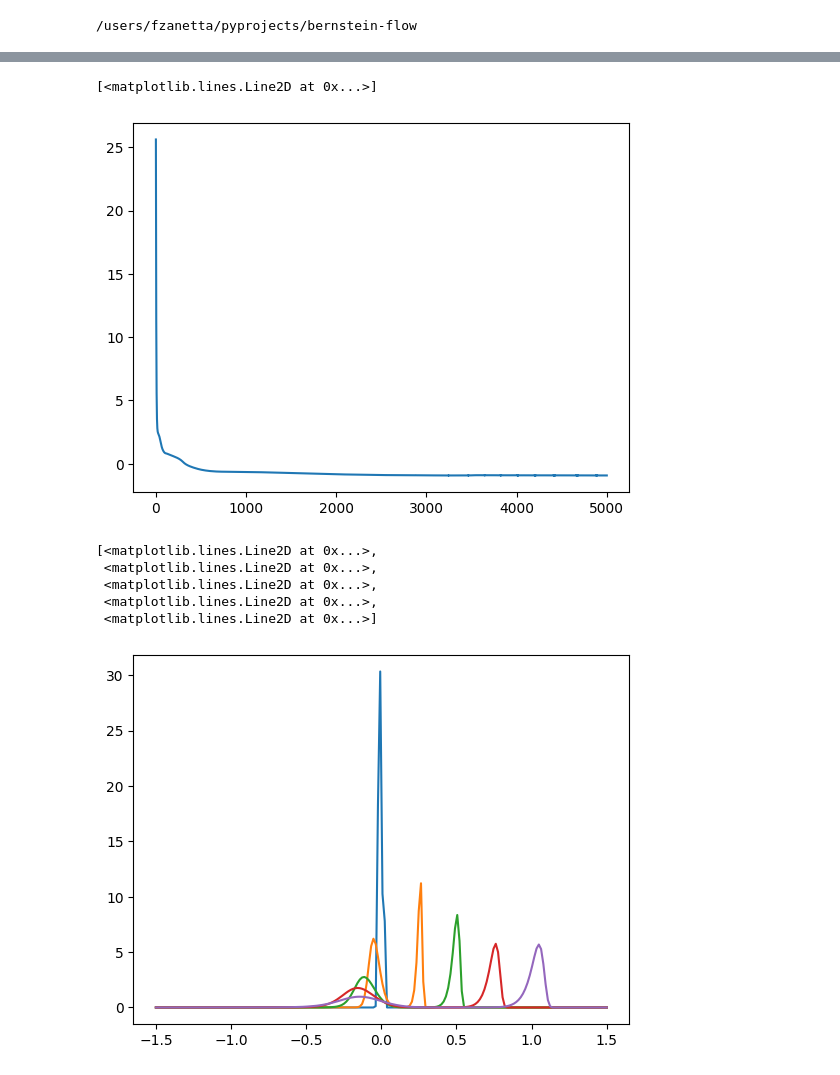
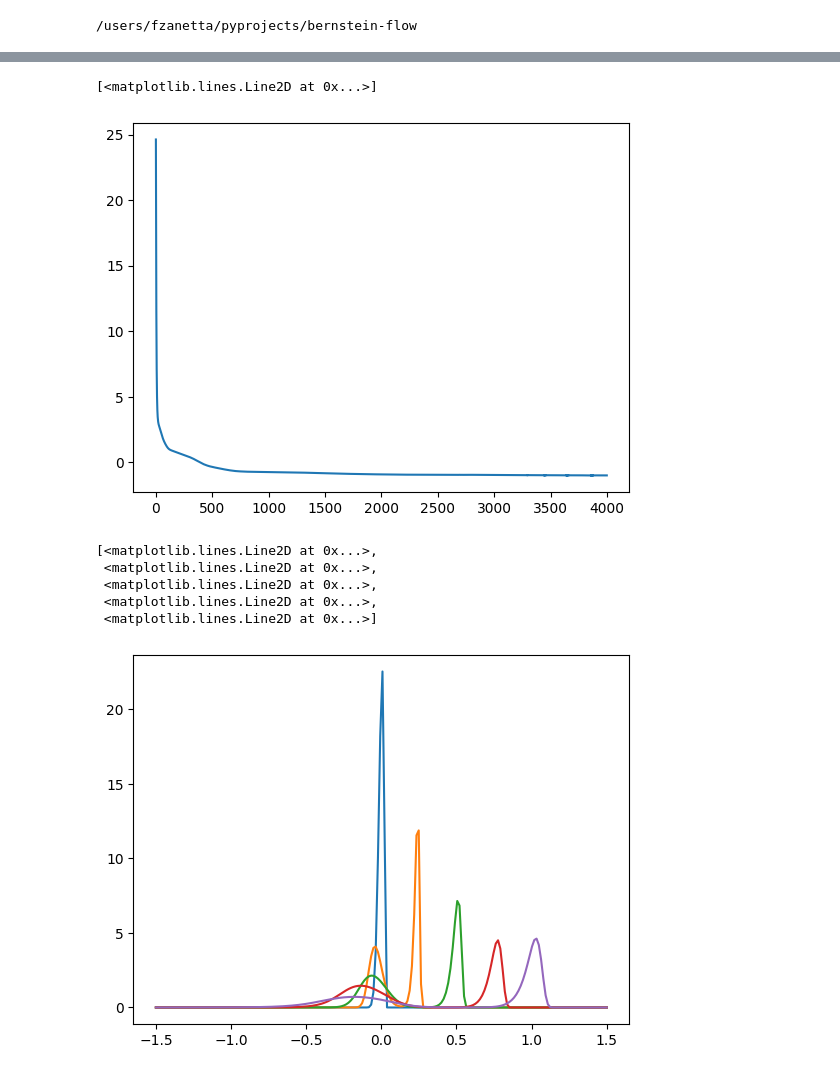
Before and after one commit to frazane/bernstein-flow, a Jupyter notebook: examples/bimodal copy.ipynb, the cells around one changed output, grey strips where cells are left out. Drawn from its saved outputs; the diff is of its cells as text; code cells hidden in the pictures.

```diff
--- a/examples/bimodal copy.ipynb
+++ b/examples/bimodal copy.ipynb
@@ -145,7 +149,7 @@ class BernsteinFlowRegressor(nnx.Module):
             log["nll"] = train_loss
             return carry, log
 
-        scan = vscan if verbose else jax.lax.scan
+        scan = jax.lax.scan
         train_state, history = scan(step, train_state, (iter_keys))
         model = moduledef.merge(train_state.params)
 
@@ -162,6 +166,7 @@ class BernsteinFlowRegressor(nnx.Module):
             flow, _ = state.apply(params)(x)
             flow: BernsteinFlow
             return jnp.mean(-flow.log_prob(y), where=mask)
+
         value, grads = jax.value_and_grad(loss_fn)(state.params)
         state = state.apply_gradients(grads=grads)
         return state, value
@@ -175,21 +234,19 @@ class BernsteinFlowRegressor(nnx.Module):
 # %%
-net = BernsteinFlowRegressor(1, [32], 36, key=jr.PRNGKey(0))
-
 net, history = net.fit(
     train_x,
     train_y,
     (val_x, val_y),
     key=jr.PRNGKey(0),
-    # opt=ox.sgd(0.01, momentum=0.9, nesterov=True),
+    # opt=ox.sgd(0.003, momentum=0.9, nesterov=True),
     opt=ox.adabelief(0.003),
     batch_size=128,
-    n_steps=5000,
+    n_steps=4000,
 )
 
 plt.plot(history["val_nll"])
 # %% [output]
 [<matplotlib.lines.Line2D at 0x...>]
-[figure, old version]
+[figure, new version]
 # %%
 flow = net(x_test[:,None])
 yy = jnp.linspace(-1.5, 1.5, 200)[:,None]
@@ -201,7 +258,7 @@ plt.plot(yy, ps)
  <matplotlib.lines.Line2D at 0x...>,
  <matplotlib.lines.Line2D at 0x...>,
  <matplotlib.lines.Line2D at 0x...>]
-[figure, old version]
+[figure, new version]
 # %%
 fig, ax = plt.subplots(len(x_test), figsize=(16, len(x_test)*4))
 for i,x in enumerate(x_test):
```
Also changed, not shown: parts of 14 cells of this notebook, 6 other files.
